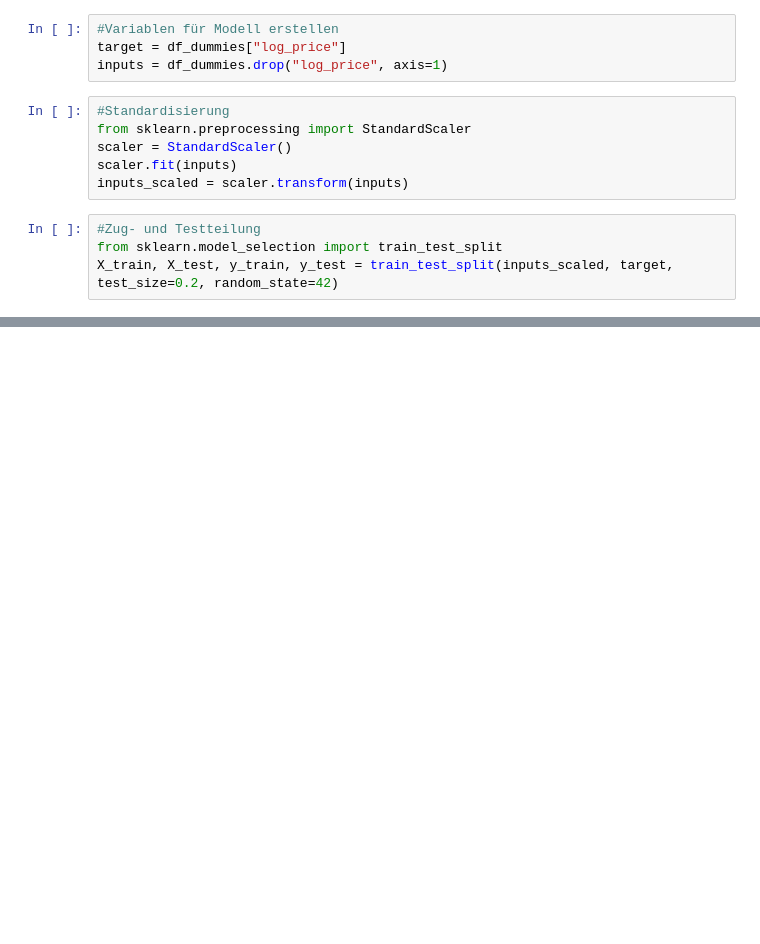
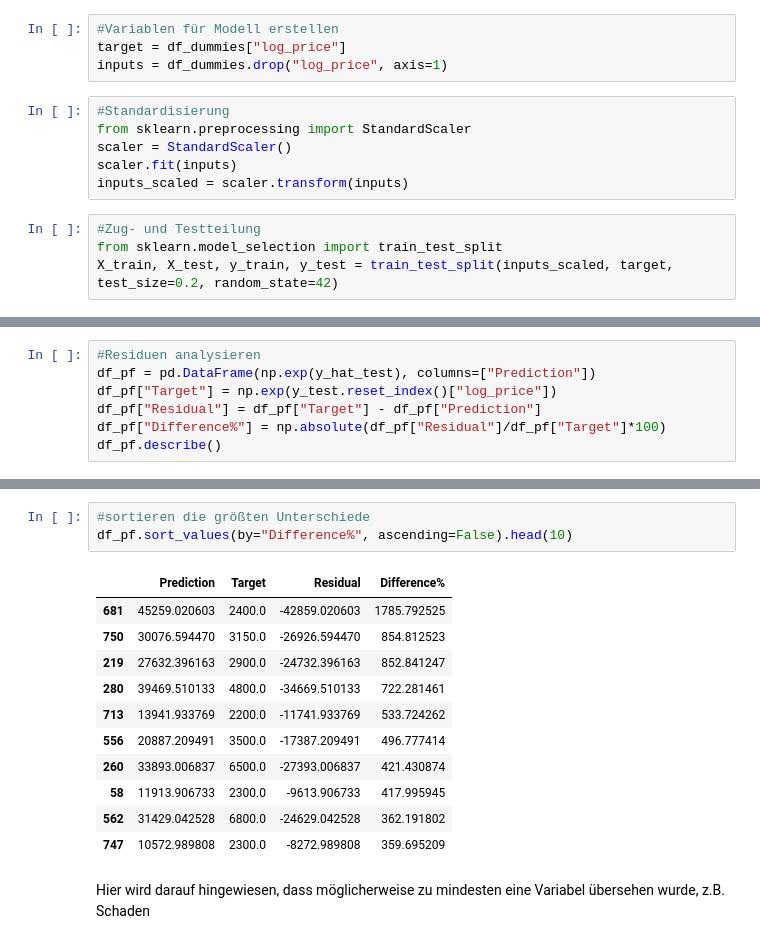
Before and after one commit to amanda8412383/data_science_bootcamp, a Jupyter notebook: linear_regression/praktisch-Übung.ipynb, the cells around one changed output, grey strips where cells are left out. Drawn from its saved outputs; the diff is of its cells as text; blank space fills up the shorter version.

```diff
--- a/linear_regression/praktisch-Übung.ipynb
+++ b/linear_regression/praktisch-Übung.ipynb
@@ -232,0 +334,7 @@ Dummy-Variabels sollten nicht standardisiert werden, dennoch in Maschinellen Ler
+# %%
+#Residuen analysieren
+df_pf = pd.DataFrame(np.exp(y_hat_test), columns=["Prediction"])
+df_pf["Target"] = np.exp(y_test.reset_index()["log_price"])
+df_pf["Residual"] = df_pf["Target"] - df_pf["Prediction"]
+df_pf["Difference%"] = np.absolute(df_pf["Residual"]/df_pf["Target"]*100)
+df_pf.describe()
@@ -232,0 +351,17 @@ Dummy-Variabels sollten nicht standardisiert werden, dennoch in Maschinellen Ler
+# %%
+#sortieren die größten Unterschiede
+df_pf.sort_values(by="Difference%", ascending=False).head(10)
+# %% [output]
+|  | Prediction | Target | Residual | Difference% |
+| 681 | 45259.020603 | 2400.0 | -42859.020603 | 1785.792525 |
+| 750 | 30076.594470 | 3150.0 | -26926.594470 | 854.812523 |
+| 219 | 27632.396163 | 2900.0 | -24732.396163 | 852.841247 |
+| 280 | 39469.510133 | 4800.0 | -34669.510133 | 722.281461 |
+| 713 | 13941.933769 | 2200.0 | -11741.933769 | 533.724262 |
+| 556 | 20887.209491 | 3500.0 | -17387.209491 | 496.777414 |
+| 260 | 33893.006837 | 6500.0 | -27393.006837 | 421.430874 |
+| 58 | 11913.906733 | 2300.0 | -9613.906733 | 417.995945 |
+| 562 | 31429.042528 | 6800.0 | -24629.042528 | 362.191802 |
+| 747 | 10572.989808 | 2300.0 | -8272.989808 | 359.695209 |
+# %% [markdown]
+Hier wird darauf hingewiesen, dass möglicherweise zu mindesten eine Variabel übersehen wurde, z.B. Schaden
```
Also changed, not shown: parts of 14 cells of this notebook.
